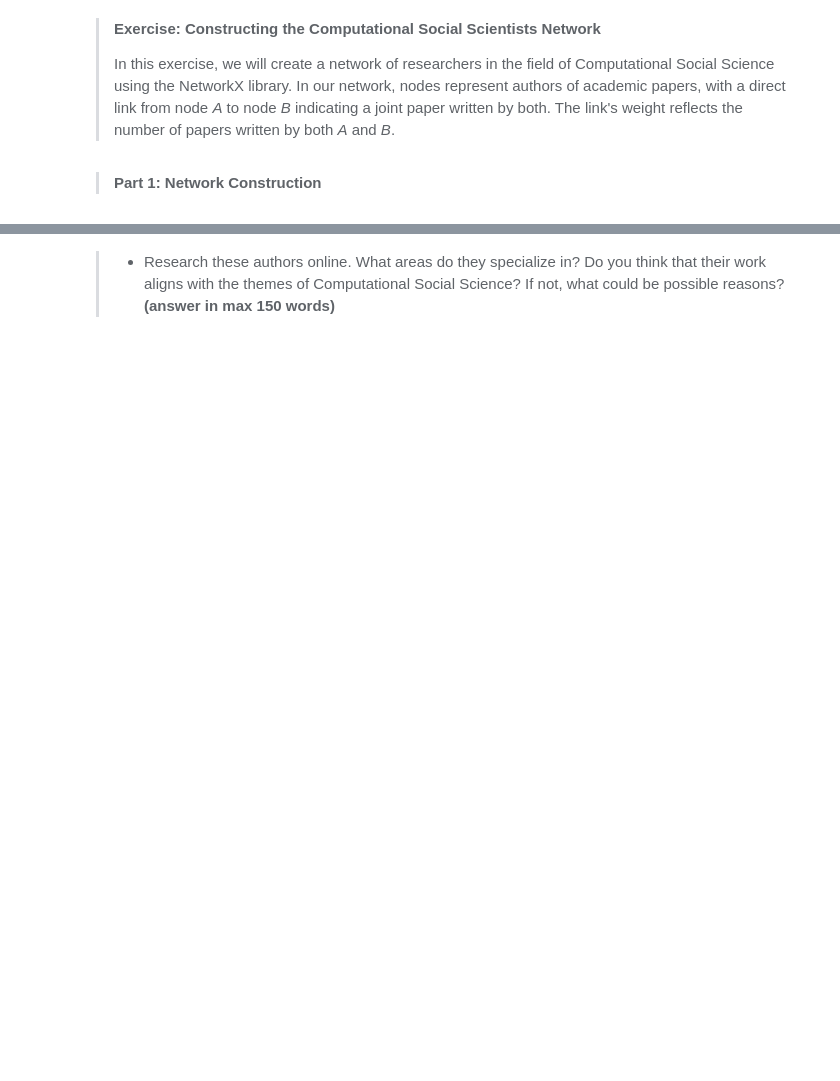
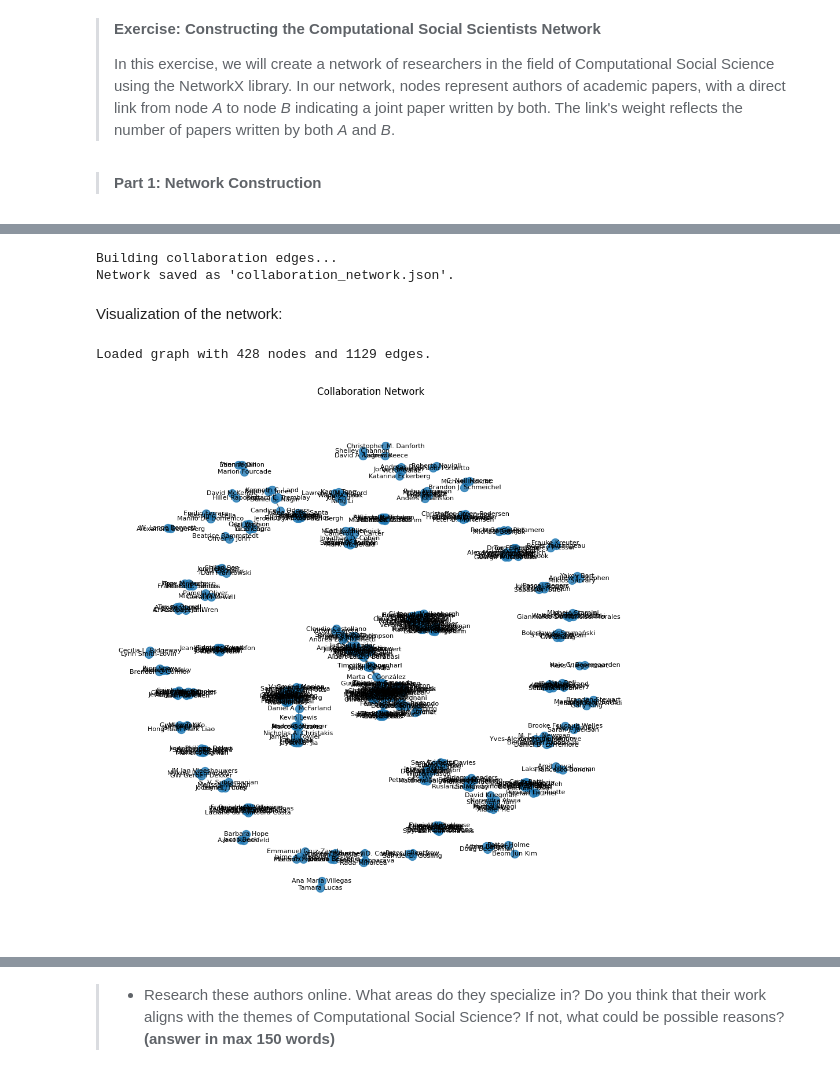
Before and after one commit to tryllekunstneren/Assignment1_Group11, a Jupyter notebook: Assignment1.ipynb, the cells around one changed output, grey strips where cells are left out. Cells and saved outputs as stored; diff of their text form; code cells hidden in the pictures; blank space fills up the shorter version.

```diff
--- a/Assignment1.ipynb
+++ b/Assignment1.ipynb
@@ -385,0 +529,75 @@ Could not retrieve ID for Andrea Leigh Courtney. Skipping...
+# %%
+df_papers = pd.read_csv('IC2S2_papers.csv')
+
+# Convert string representation of the author list into an actual list.
+df_papers['author_names'] = df_papers['author_names'].apply(ast.literal_eval)
+
+# Build edge weights from co-authorships.
+edge_weights = {}
+print("Building collaboration edges...")
+for idx, row in df_papers.iterrows():
+    authors = row['author_names']
+    for pair in combinations(authors, 2):
+        key = tuple(sorted(pair))
+        edge_weights[key] = edge_weights.get(key, 0) + 1
+
+weighted_edgelist = [(a, b, weight) for (a, b), weight in edge_weights.items()]
+
+# Create the graph from the weighted edge list.
+G = nx.Graph()
+G.add_weighted_edges_from(weighted_edgelist)
+
+df_authors = pd.read_csv('IC2S2_unique_authors_extended_final.csv')
+
+# Convert the DataFrame into a dictionary keyed by the author name.
+authors_dict = df_authors.set_index('author').to_dict('index')
+
+# Add author attributes to the nodes in the graph.
+for node in G.nodes():
+    if node in authors_dict:
+        attr = authors_dict[node]
+        G.nodes[node]['display_name'] = attr.get('display_name')
+        G.nodes[node]['country_code'] = attr.get('country_code')
+        G.nodes[node]['first_pub_year'] = attr.get('first_pub_year')
+        G.nodes[node]['citation_count'] = attr.get('citation_count')
+    else:
+        print(f"Warning: Author '{node}' not found in extended authors CSV.")
+
+# Save the network as a JSON file.
+network_json = nx.node_link_data(G)
+output_file = 'collaboration_network.json'
+with open(output_file, 'w') as f:
+    json.dump(network_json, f, indent=2)
+print(f"Network saved as '{output_file}'.")
+# %% [output]
+Building collaboration edges...
+Network saved as 'collaboration_network.json'.
+# %% [markdown]
+Visualization of the network:
+# %%
+# Load the network JSON file
+with open('collaboration_network.json', 'r') as f:
+    network_json = json.load(f)
+
+# Convert JSON to a NetworkX graph
+G = nx.node_link_graph(network_json)
+print(f"Loaded graph with {G.number_of_nodes()} nodes and {G.number_of_edges()} edges.")
+
+# Compute positions for visualization using a spring layout.
+pos = nx.spring_layout(G, seed=42)
+
+# Create a new plot for the network
+plt.figure(figsize=(12, 12))
+plt.title("Collaboration Network")
+
+# Draw nodes, edges, and labels
+nx.draw_networkx_nodes(G, pos, node_size=100, alpha=0.8)
+nx.draw_networkx_edges(G, pos, alpha=0.5)
+nx.draw_networkx_labels(G, pos, font_size=8)
+
+# Hide the axes
+plt.axis('off')
+plt.show()
+# %% [output]
+Loaded graph with 428 nodes and 1129 edges.
+[figure, added]
```
Also changed, not shown: parts of 41 cells of this notebook.
